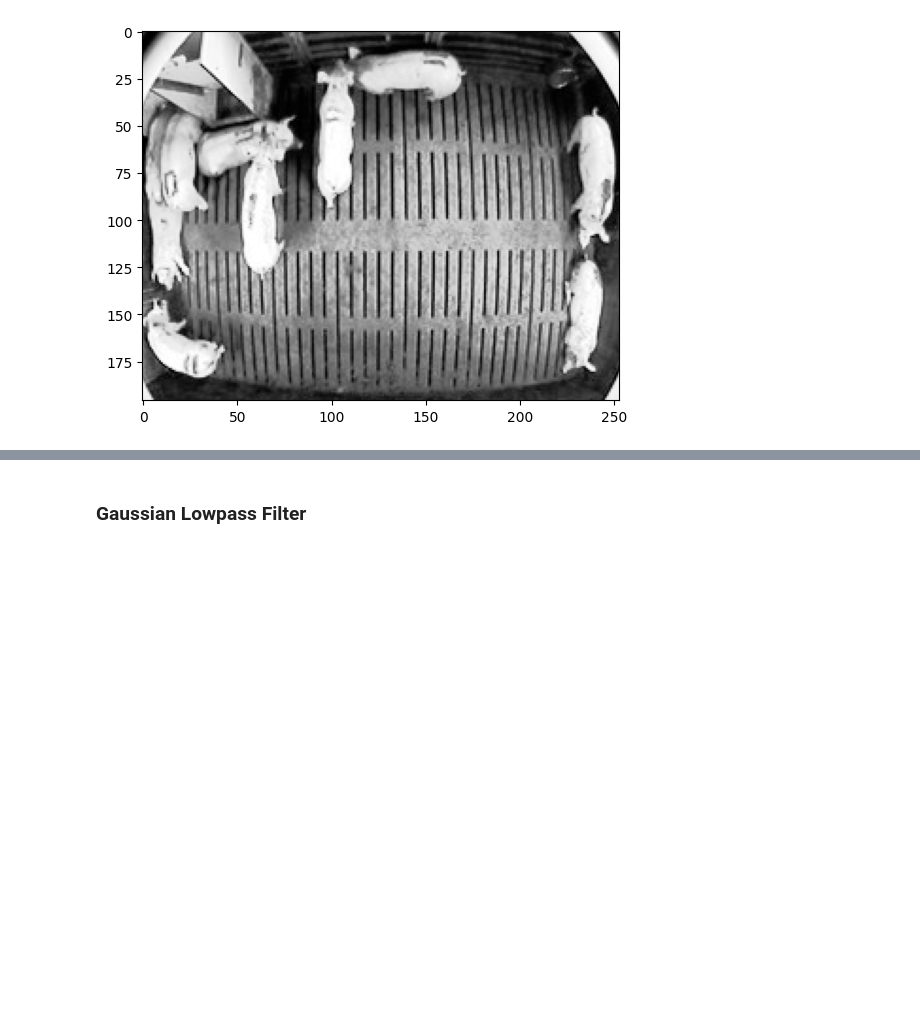
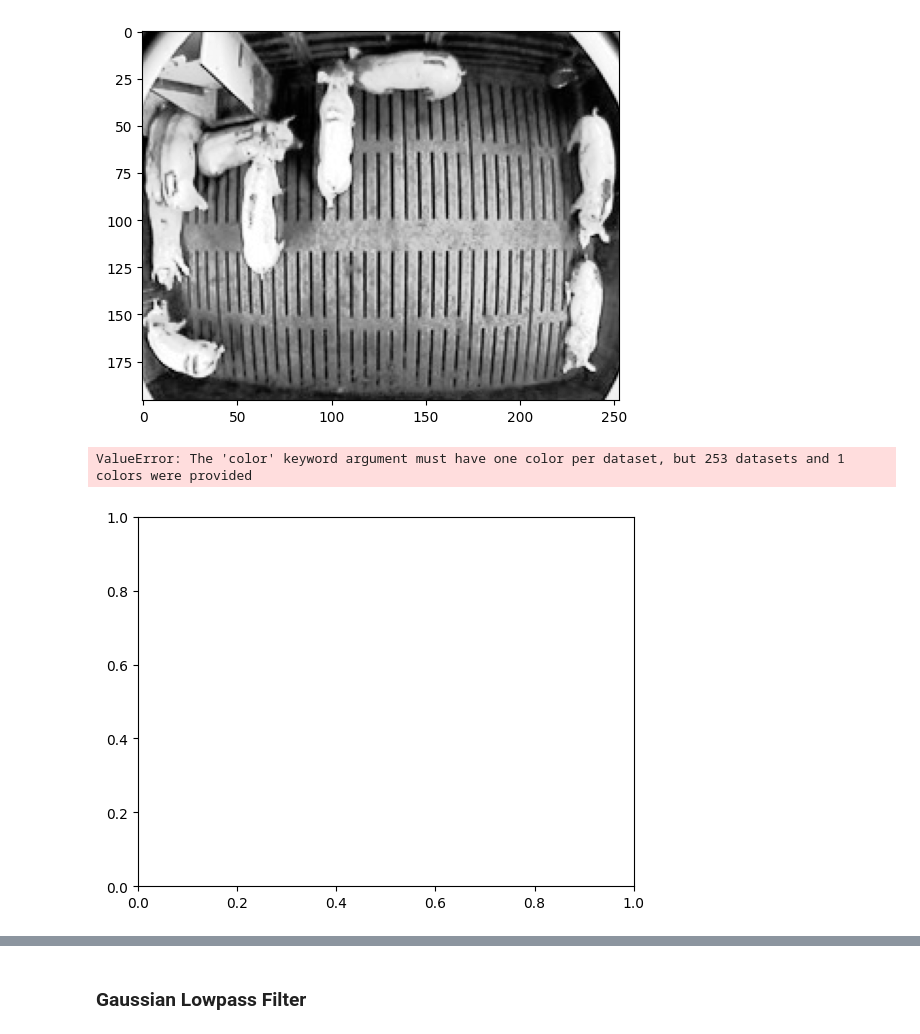
Before and after one commit to pkuxklx/cv_mass, a Jupyter notebook: 1.ipynb, the cells around one changed output, grey strips where cells are left out. Saved outputs shown, nothing was run; the diff lists cells and outputs as text; code cells hidden in the pictures; blank space fills up the shorter version.

```diff
--- a/1.ipynb
+++ b/1.ipynb
@@ -34,4 +34,9 @@ plt.imshow(eq_x, cmap = 'gray')
 # %% [output]
 <matplotlib.image.AxesImage at 0x...>
 [figure]
+# %%
+plt.hist(x, color = 'gray');
+# %% [output]
+ValueError: The 'color' keyword argument must have one color per dataset, but 253 datasets and 1 colors were provided
+[figure, added]
 # %%
```
Also changed, not shown: parts of 1 cell of this notebook, 1 other file.
